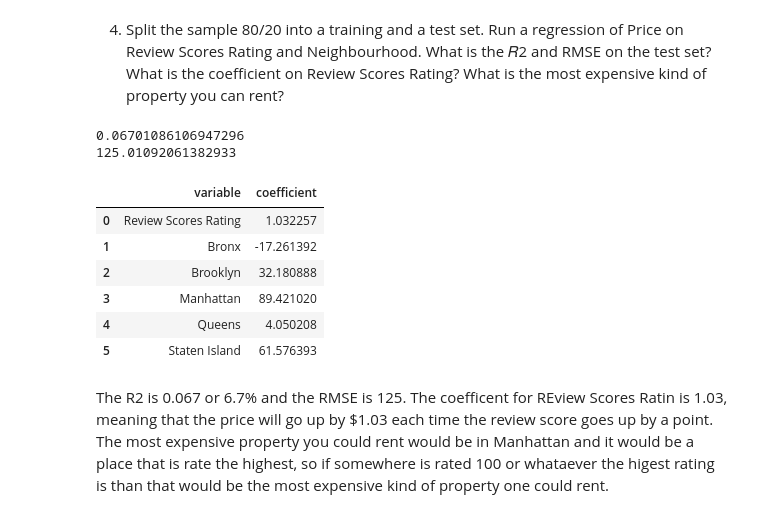
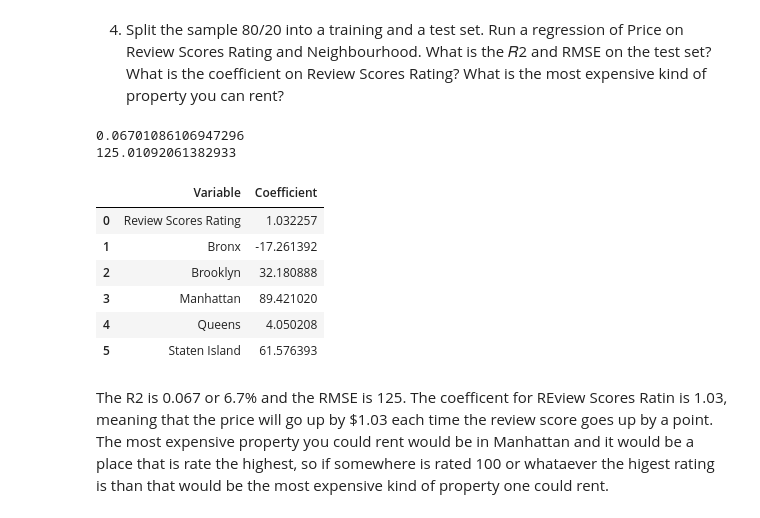
Before and after one commit to pwy7fv/linearRegression, a Jupyter notebook: assignment.ipynb, the cells around one changed output. Saved outputs shown, nothing was run; the diff lists cells and outputs as text; code cells hidden in the pictures.

```diff
--- a/assignment.ipynb
+++ b/assignment.ipynb
@@ -127,27 +127,27 @@ This code dropped the Bronx and thus made it the reference for all other neighbo
 # %%
 from sklearn import linear_model
 from sklearn.model_selection import train_test_split
 
 y = data['Price']
 X = data.loc[:,['Review Scores Rating', 'Neighbourhood '] ]
 X_train, X_test, y_train, y_test = train_test_split(X,y, test_size=.2,random_state=100)
 
 Z_train = pd.concat([X_train['Review Scores Rating'], pd.get_dummies(X_train['Neighbourhood '], dtype='int')], axis = 1)
 Z_test = pd.concat([X_test['Review Scores Rating'], pd.get_dummies(X_test['Neighbourhood '], dtype='int')], axis = 1)
 
 reg = linear_model.LinearRegression(fit_intercept=False).fit(Z_train,y_train)
 
 y_hat = reg.predict(Z_test)
 print(reg.score(Z_test,y_test))
 rmse = np.sqrt( np.mean( (y_test - y_hat)**2 ))
 print(rmse)
 
-results = pd.DataFrame({'variable':reg.feature_names_in_, 'coefficient': reg.coef_})
+results = pd.DataFrame({'Variable':reg.feature_names_in_, 'Coefficient': reg.coef_})
 results
 # %% [output]
 0.06701086106947296
 125.01092061382933
-|  | variable | coefficient |
+|  | Variable | Coefficient |
 | 0 | Review Scores Rating | 1.032257 |
 | 1 | Bronx | -17.261392 |
 | 2 | Brooklyn | 32.180888 |
```
Also changed, not shown: parts of 32 cells of this notebook.
